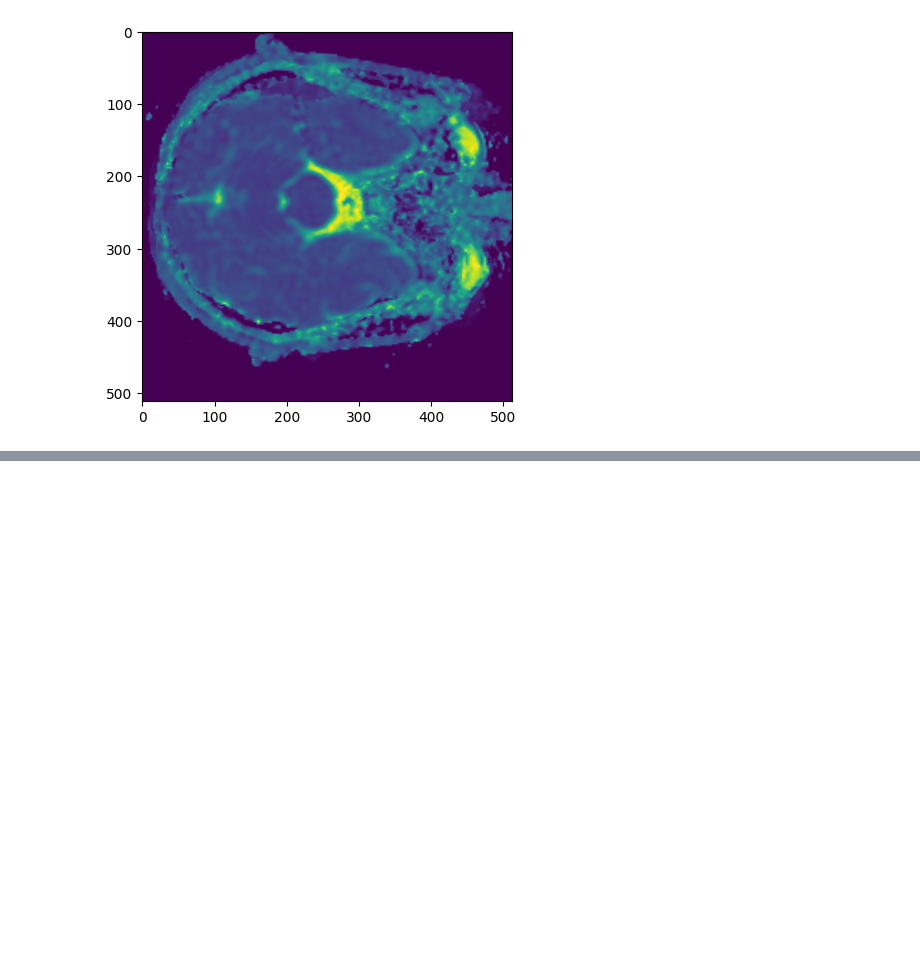
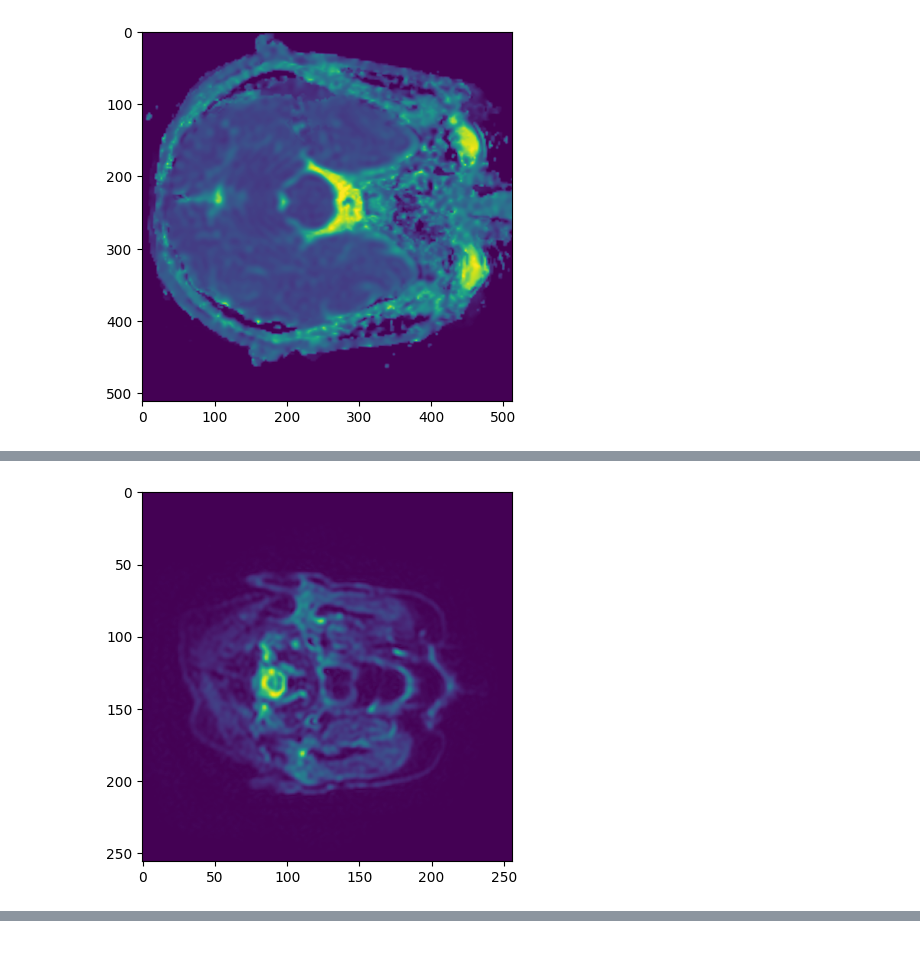
Before and after one commit to JulianGarciaDuarte/ACV_utilities, a Jupyter notebook: Make_dataset_ACV.ipynb, the cells around one changed output, grey strips where cells are left out. Drawn from its saved outputs; the diff is of its cells as text; code cells hidden in the pictures; blank space fills up the shorter version.

```diff
--- a/Make_dataset_ACV.ipynb
+++ b/Make_dataset_ACV.ipynb
@@ -239,0 +236,5 @@ feat
+# %%
+plt.imshow(img[:, :, 1, 1])
+plt.show()
+# %% [output]
+[figure, added]
```
Also changed, not shown: parts of 5 cells of this notebook, 1 other file.
